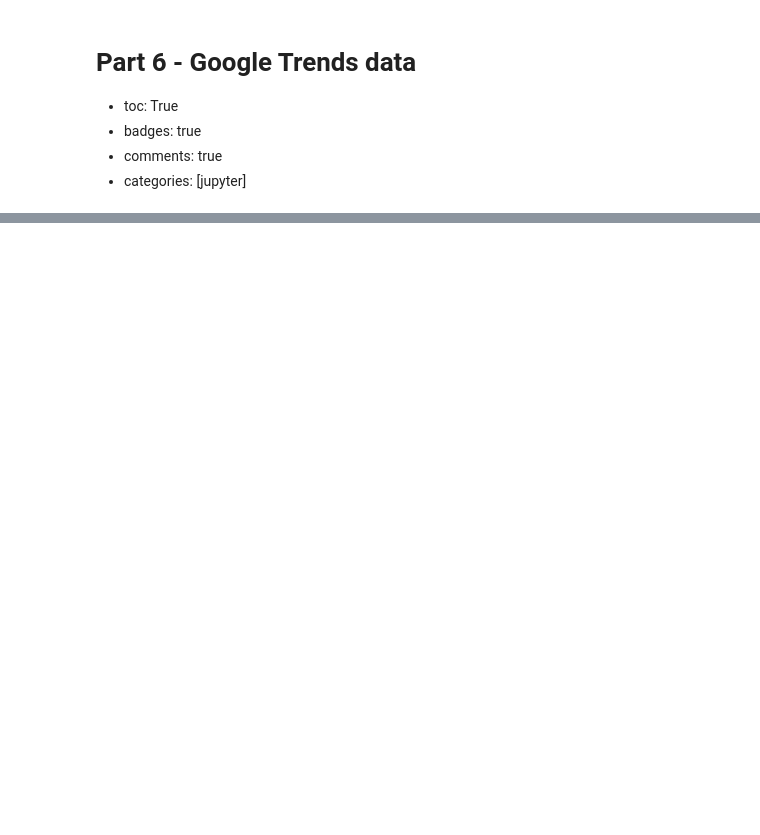
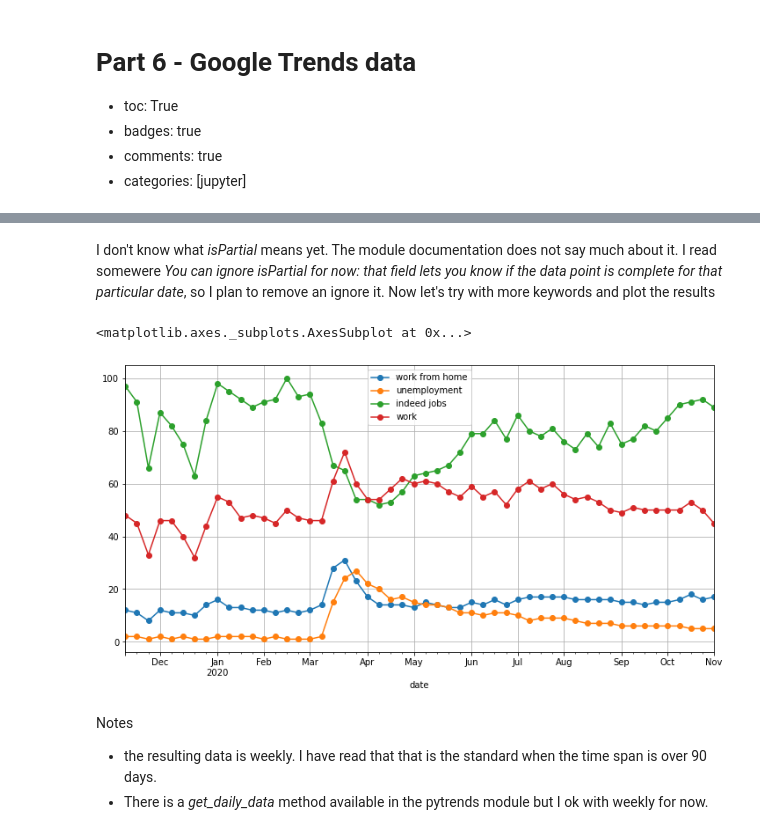
Before and after one commit to jhmuller/job-forecasting, a Jupyter notebook: _notebooks/google.ipynb, the cells around one changed output, grey strips where cells are left out. Drawn from its saved outputs; the diff is of its cells as text; code cells hidden in the pictures; blank space fills up the shorter version.

```diff
--- a/_notebooks/google.ipynb
+++ b/_notebooks/google.ipynb
@@ -30,12 +63,7 @@ version 1.1.3 of pd
 # %%
-pytrends = TrendReq(hl='en-US', tz=360)
-kw_list = [  "work from home",  "unemployment", "indeed jobs", "work"]
-# "unemployment", "job" " ui online"
-#,'hire', "Jobs", "vacancy", "employment", "unemployment", "benefits"] "njuifile"
-nweeks = 200
-end_date = datetime.date.today().strftime("%Y-%m-%d")
-start_date = (datetime.date.today() - datetime.timedelta(weeks=nweeks)).strftime("%Y-%m-%d")
-timeframe = start_date+ " " + end_date
-print(timeframe)
-geo = 'US'
-pytrends.build_payload(kw_list, cat=60, timeframe=timeframe, geo=geo, gprop='')
+def set_payload(trend_req, kw_list, nweeks=100, geo='US', cat=60, grop=''):
+    end_date = datetime.date.today()
+    start_date = datetime.date.today() - datetime.timedelta(weeks=nweeks)
+    timeframe = start_date.strftime("%Y-%m-%d") + " " + end_date.strftime("%Y-%m-%d")
+    trend_req.build_payload(kw_list, cat=cat, timeframe=timeframe, geo=geo, gprop=grop)
+    return trend_req
@@ -64,0 +85,17 @@ dict_keys(['work from home', 'unemployment', 'indeed jobs', 'work'])
+# %% [markdown]
+I don't know what *isPartial* means yet.  The module documentation does not say much about it.
+I read somewere *You can ignore isPartial for now: that field lets you know if the data point is complete for that particular date*, so I plan to remove an ignore it.
+Now let's try with more keywords and plot the results
+# %%
+kw_list = [  "work from home",  "unemployment", "indeed jobs", "work"]
+nweeks = 52
+tr = set_payload(trend_req=tr, kw_list=kw_list, nweeks=nweeks, )
+df = tr.interest_over_time().drop("isPartial", axis=1)
+df.plot(figsize=[12,6], grid=True, marker='o')
+# %% [output]
+<matplotlib.axes._subplots.AxesSubplot at 0x...>
+[figure, added]
+# %% [markdown]
+Notes
+* the resulting data is weekly. I have read that that is the standard when the time span is over 90 days.
+* There is a *get_daily_data* method available in the pytrends module but I ok with weekly for now.
```
Also changed, not shown: parts of 17 cells of this notebook, 1 other file.
